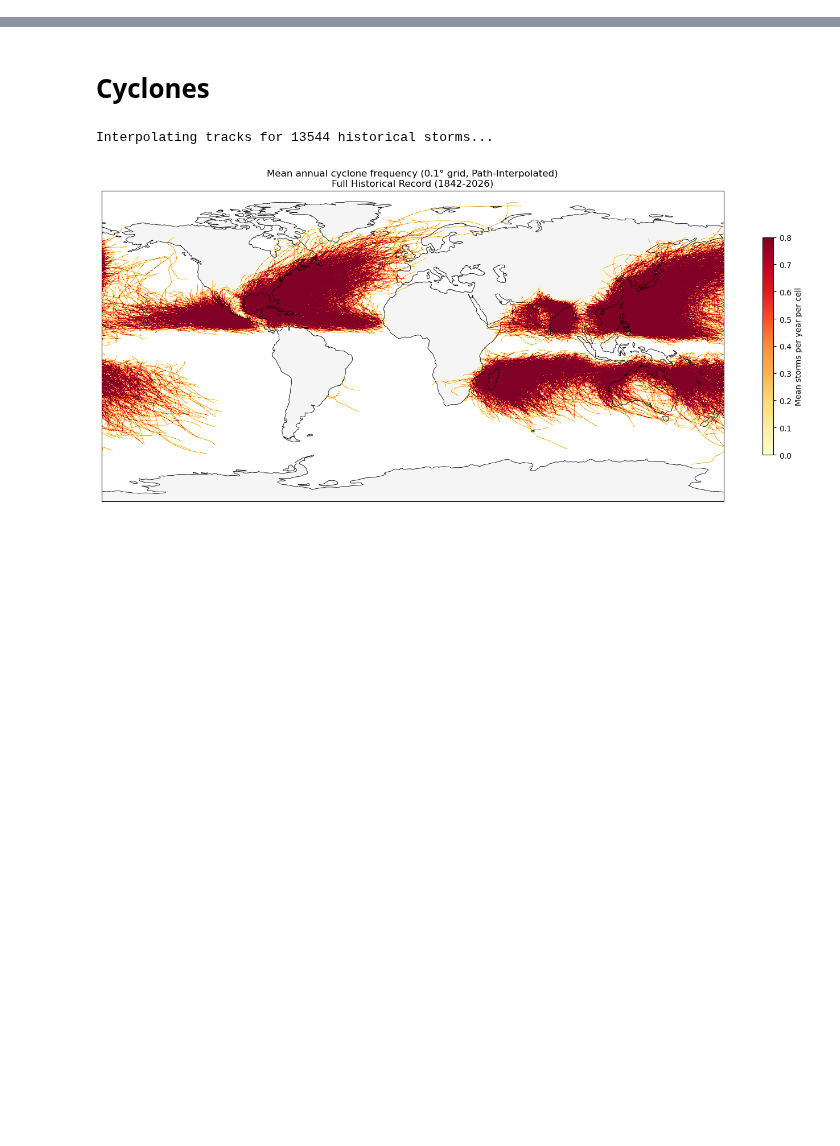
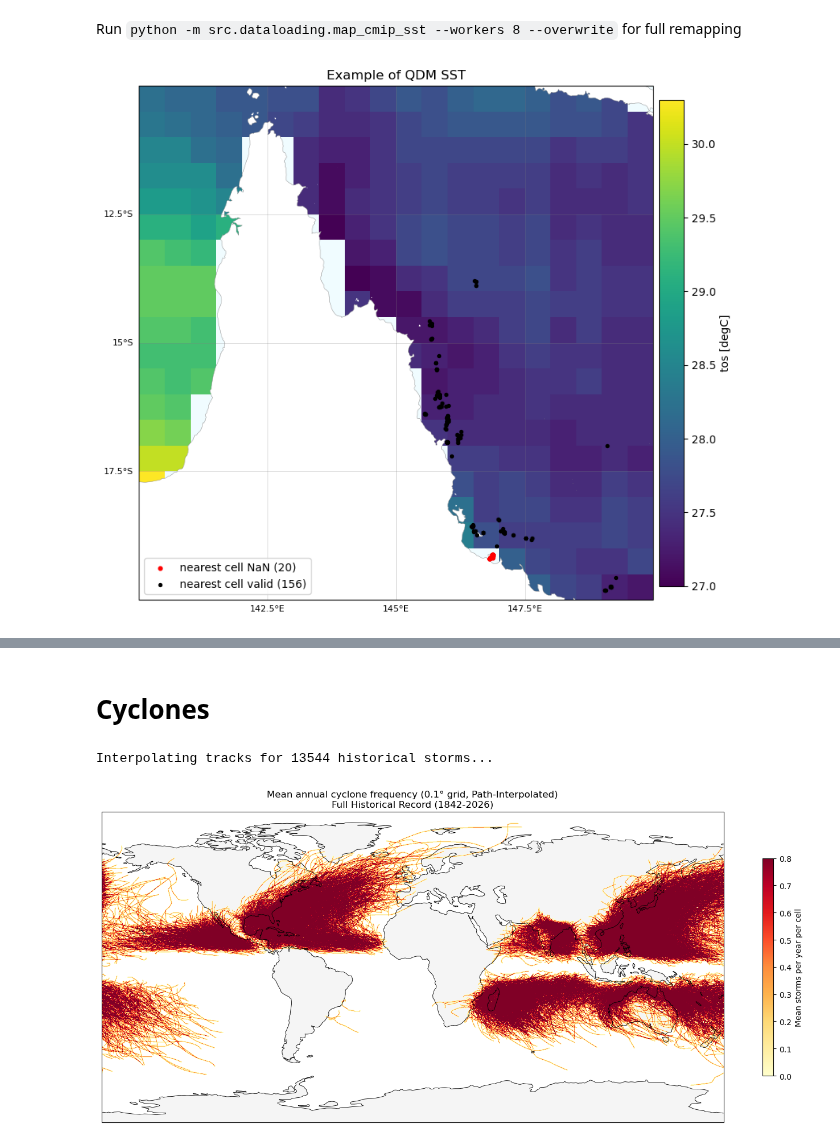
Before and after one commit to orlando-code/coral-cover-economics, a Jupyter notebook: notebooks/env_data.ipynb, the cells around one changed output, grey strips where cells are left out. Cells and saved outputs as stored; diff of their text form; code cells hidden in the pictures; blank space fills up the shorter version.

````diff
--- a/notebooks/env_data.ipynb
+++ b/notebooks/env_data.ipynb
@@ -0,0 +176,67 @@
+# %% [markdown]
+Run ```python -m src.dataloading.map_cmip_sst --workers 8 --overwrite``` for full remapping
+# %%
+# Plot QDM SST with reef points coloured by geographic-nearest grid cell validity
+from src.plots import plot_utils
+import xarray as xa
+import numpy as np
+
+fp = (
+    config.env_dir
+    / "DailySST/Historical/BCC-CSM2-MR_historical_qdmCorrected_1985_2014.nc"
+)
+
+qdm_eg = xa.open_dataset(fp)
+
+fig, ax = plot_utils.generate_geo_axis(figsize=(10, 10), dpi=100)
+lats = (-20, -10)
+lons = (140, 150)
+time_idx = 0
+
+reef_check_pts = cmip_sst.load_locations()
+pts_subset = reef_check_pts.loc[
+    (reef_check_pts.latitude.between(min(lats), max(lats)))
+    & (reef_check_pts.longitude.between(min(lons), max(lons)))
+].copy()
+
+qdm_eg.tos.sel(lat=slice(min(lats), max(lats)), lon=slice(min(lons), max(lons))).isel(
+    time=time_idx
+).plot(ax=ax, cbar_kwargs={"shrink": 0.8, "pad": 0.01})
+ax = plot_utils.format_geo_axis(ax)
+
+# Do NOT use interp(lat=plats, lon=plons): xarray builds a lat×lon meshgrid,
+# not one value per point. Use the same nearest-cell lookup as the mapping pipeline.
+cell_diag = cmip_sst.classify_points_on_qdm_grid(
+    pts_subset.latitude.values,
+    pts_subset.longitude.values,
+    qdm_eg.tos,
+    time_idx=time_idx,
+)
+pts_subset = pts_subset.assign(
+    nearest_cell_valid=cell_diag["nearest_cell_valid"].to_numpy()
+)
+
+nan_pts = pts_subset.loc[~pts_subset.nearest_cell_valid]
+good_pts = pts_subset.loc[pts_subset.nearest_cell_valid]
+
+ax.scatter(
+    nan_pts.longitude,
+    nan_pts.latitude,
+    c="r",
+    s=12,
+    label=f"nearest cell NaN ({len(nan_pts)})",
+    zorder=3,
+)
+ax.scatter(
+    good_pts.longitude,
+    good_pts.latitude,
+    c="k",
+    s=8,
+    label=f"nearest cell valid ({len(good_pts)})",
+    zorder=3,
+)
+ax.legend(loc="lower left")
+ax.set_title("Example of QDM SST")
+qdm_eg.close()
+# %% [output]
+[figure, added]
````
Also changed, not shown: parts of 10 cells of this notebook.
